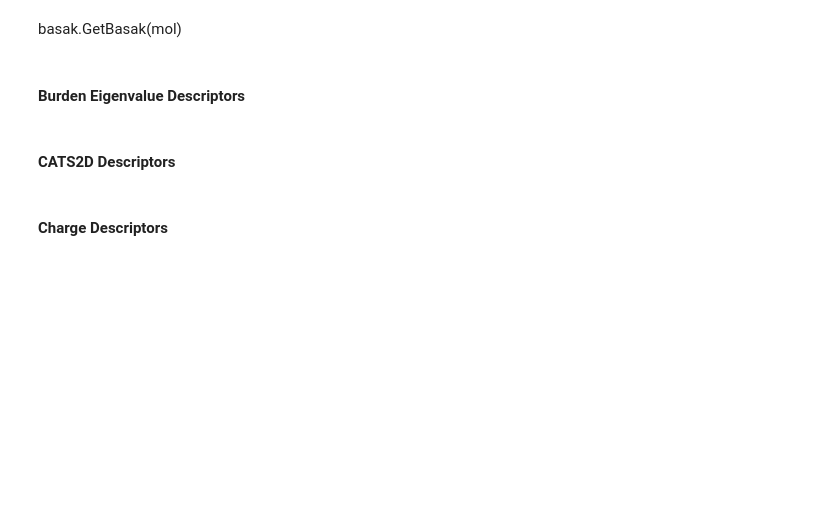
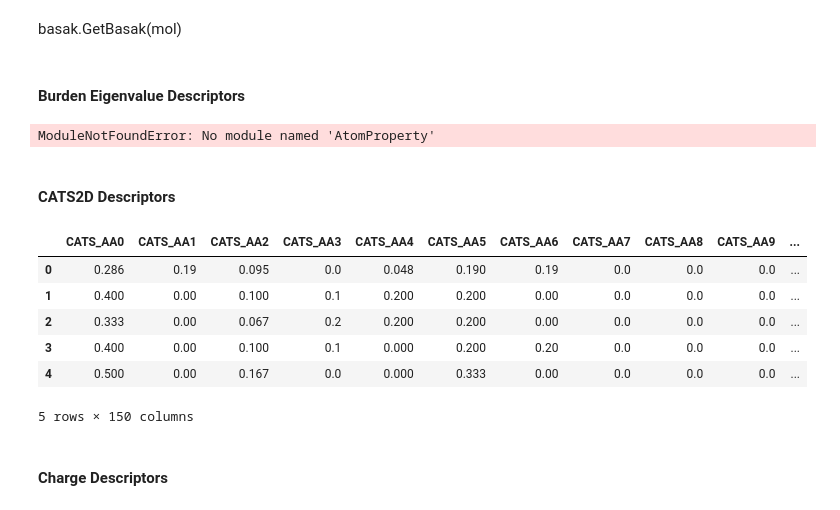
Before and after one commit to BeckResearchLab/PyMolSAR, a Jupyter notebook: examples/usp inhibition/Descriptors Calculation.ipynb, the cells around one changed output. Saved outputs shown, nothing was run; the diff lists cells and outputs as text; code cells hidden in the pictures; blank space fills up the shorter version.

Commit message:
Updated bcut

```diff
--- a/examples/usp inhibition/Descriptors Calculation.ipynb
+++ b/examples/usp inhibition/Descriptors Calculation.ipynb
@@ -47,17 +51,27 @@ basak.GetBasak(mol)
 # %% [markdown]
 #### Burden Eigenvalue Descriptors
 # %%
-import bcut
-burden_descriptors = bcut.GetBurden(df_x)
+from smdt import bcut
+burden_descriptors = bcut.GetBurden(df_x.head())
 burden_descriptors.to_csv('Burden_Descriptors.csv',encoding='utf-8')
 burden_descriptors.head()
+# %% [output]
+ModuleNotFoundError: No module named 'AtomProperty'
 # %% [markdown]
 #### CATS2D Descriptors
 # %%
-import cats2d
-cats2d_descriptors = cats2d.CATS2D(df_x)
+from smdt import cats2d
+cats2d_descriptors = cats2d.CATS2D(df_x.head())
 cats2d_descriptors.to_csv('CATS2D_Descriptors.csv',encoding='utf-8')
 cats2d_descriptors.head()
+# %% [output]
+|  | CATS_AA0 | CATS_AA1 | CATS_AA2 | CATS_AA3 | CATS_AA4 | CATS_AA5 | CATS_AA6 | CATS_AA7 | CATS_AA8 | CATS_AA9 | ... |
+| 0 | 0.286 | 0.19 | 0.095 | 0.0 | 0.048 | 0.190 | 0.19 | 0.0 | 0.0 | 0.0 | ... |
+| 1 | 0.400 | 0.00 | 0.100 | 0.1 | 0.200 | 0.200 | 0.00 | 0.0 | 0.0 | 0.0 | ... |
+| 2 | 0.333 | 0.00 | 0.067 | 0.2 | 0.200 | 0.200 | 0.00 | 0.0 | 0.0 | 0.0 | ... |
+| 3 | 0.400 | 0.00 | 0.100 | 0.1 | 0.000 | 0.200 | 0.20 | 0.0 | 0.0 | 0.0 | ... |
+| 4 | 0.500 | 0.00 | 0.167 | 0.0 | 0.000 | 0.333 | 0.00 | 0.0 | 0.0 | 0.0 | ... |
+5 rows × 150 columns
 # %% [markdown]
 #### Charge Descriptors
 # %%
```
Also changed, not shown: parts of 7 cells of this notebook, 5 other files.
